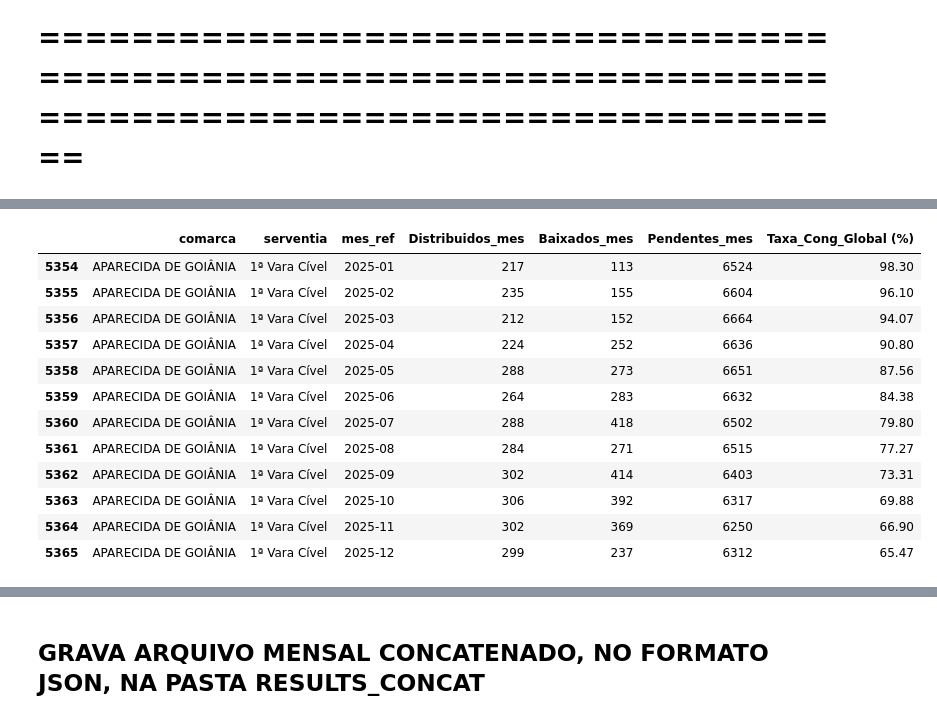
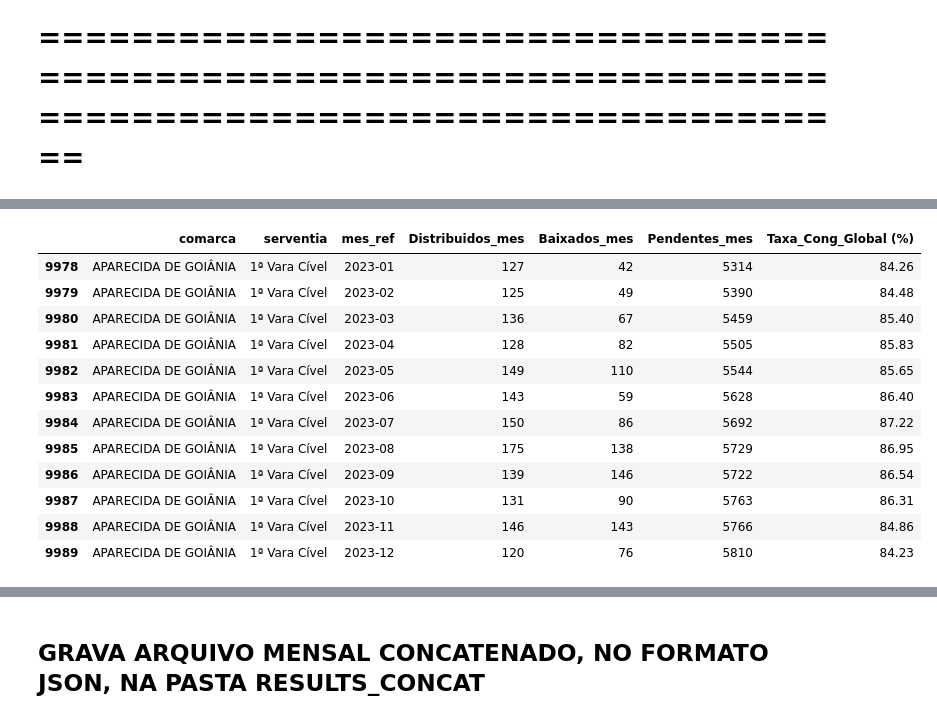
Before and after one commit to dvjuliocesar/TJGO_Projeto7_TxCongGeral, a Jupyter notebook: tx_cong_mensal.ipynb, the cells around one changed output, grey strips where cells are left out. Drawn from its saved outputs; the diff is of its cells as text; code cells hidden in the pictures.

```diff
--- a/tx_cong_mensal.ipynb
+++ b/tx_cong_mensal.ipynb
@@ -182,6 +186,7 @@ print(df.shape)
 # %% [markdown]
 ## Ordenar e Remover Duplicatas
 # %%
+df = df_limpo.copy()
 # Ordenar para garantir que os registros mais recentes (com baixa preenchida) fiquem por último
 
 # Isso garante que se um processo era nulo no df1 e foi baixado no df2, a versão baixada prevaleça.
@@ -520,24 +340,24 @@ df_mes.head(13)
 # %%
 filtro = (
     (df_global_mensal['comarca'] == 'APARECIDA DE GOIÂNIA') &
     (df_global_mensal['serventia'] == '1ª Vara Cível') &
-    (df_global_mensal['mes_ref'].astype(str).str.contains('2025'))
+    (df_global_mensal['mes_ref'].astype(str).str.contains('2023'))
 )
 df_global_mensal[filtro].head(12)
 # %% [output]
 |  | comarca | serventia | mes_ref | Distribuidos_mes | Baixados_mes | Pendentes_mes | Taxa_Cong_Global (%) |
-| 5354 | APARECIDA DE GOIÂNIA | 1ª Vara Cível | 2025-01 | 217 | 113 | 6524 | 98.30 |
-| 5355 | APARECIDA DE GOIÂNIA | 1ª Vara Cível | 2025-02 | 235 | 155 | 6604 | 96.10 |
-| 5356 | APARECIDA DE GOIÂNIA | 1ª Vara Cível | 2025-03 | 212 | 152 | 6664 | 94.07 |
-| 5357 | APARECIDA DE GOIÂNIA | 1ª Vara Cível | 2025-04 | 224 | 252 | 6636 | 90.80 |
-| 5358 | APARECIDA DE GOIÂNIA | 1ª Vara Cível | 2025-05 | 288 | 273 | 6651 | 87.56 |
-| 5359 | APARECIDA DE GOIÂNIA | 1ª Vara Cível | 2025-06 | 264 | 283 | 6632 | 84.38 |
-| 5360 | APARECIDA DE GOIÂNIA | 1ª Vara Cível | 2025-07 | 288 | 418 | 6502 | 79.80 |
-| 5361 | APARECIDA DE GOIÂNIA | 1ª Vara Cível | 2025-08 | 284 | 271 | 6515 | 77.27 |
-| 5362 | APARECIDA DE GOIÂNIA | 1ª Vara Cível | 2025-09 | 302 | 414 | 6403 | 73.31 |
-| 5363 | APARECIDA DE GOIÂNIA | 1ª Vara Cível | 2025-10 | 306 | 392 | 6317 | 69.88 |
-| 5364 | APARECIDA DE GOIÂNIA | 1ª Vara Cível | 2025-11 | 302 | 369 | 6250 | 66.90 |
-| 5365 | APARECIDA DE GOIÂNIA | 1ª Vara Cível | 2025-12 | 299 | 237 | 6312 | 65.47 |
+| 9978 | APARECIDA DE GOIÂNIA | 1ª Vara Cível | 2023-01 | 127 | 42 | 5314 | 84.26 |
+| 9979 | APARECIDA DE GOIÂNIA | 1ª Vara Cível | 2023-02 | 125 | 49 | 5390 | 84.48 |
+| 9980 | APARECIDA DE GOIÂNIA | 1ª Vara Cível | 2023-03 | 136 | 67 | 5459 | 85.40 |
+| 9981 | APARECIDA DE GOIÂNIA | 1ª Vara Cível | 2023-04 | 128 | 82 | 5505 | 85.83 |
+| 9982 | APARECIDA DE GOIÂNIA | 1ª Vara Cível | 2023-05 | 149 | 110 | 5544 | 85.65 |
+| 9983 | APARECIDA DE GOIÂNIA | 1ª Vara Cível | 2023-06 | 143 | 59 | 5628 | 86.40 |
+| 9984 | APARECIDA DE GOIÂNIA | 1ª Vara Cível | 2023-07 | 150 | 86 | 5692 | 87.22 |
+| 9985 | APARECIDA DE GOIÂNIA | 1ª Vara Cível | 2023-08 | 175 | 138 | 5729 | 86.95 |
+| 9986 | APARECIDA DE GOIÂNIA | 1ª Vara Cível | 2023-09 | 139 | 146 | 5722 | 86.54 |
+| 9987 | APARECIDA DE GOIÂNIA | 1ª Vara Cível | 2023-10 | 131 | 90 | 5763 | 86.31 |
+| 9988 | APARECIDA DE GOIÂNIA | 1ª Vara Cível | 2023-11 | 146 | 143 | 5766 | 84.86 |
+| 9989 | APARECIDA DE GOIÂNIA | 1ª Vara Cível | 2023-12 | 120 | 76 | 5810 | 84.23 |
 # %%
 import matplotlib.pyplot as plt
 
```
Also changed, not shown: parts of 23 cells of this notebook.
